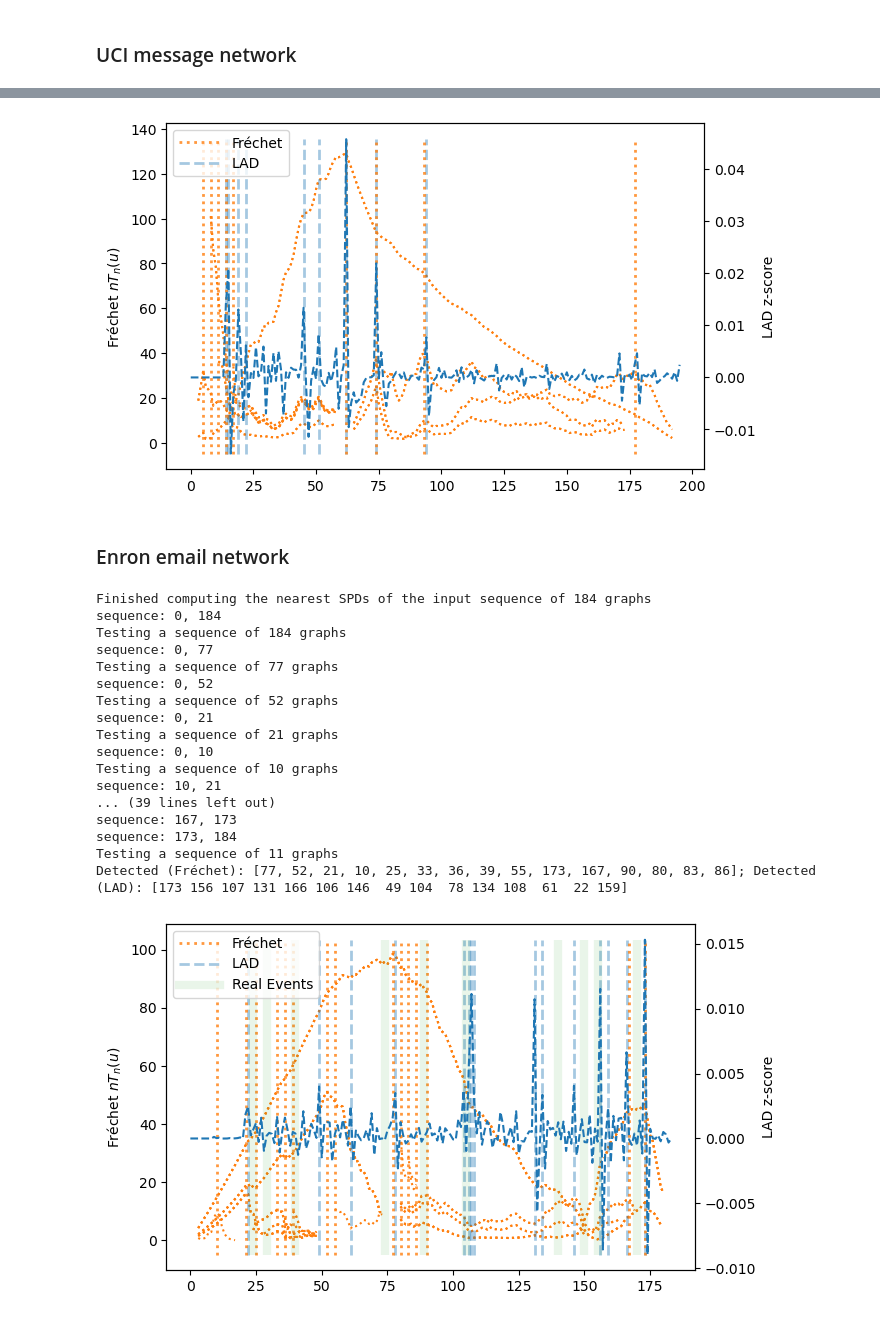
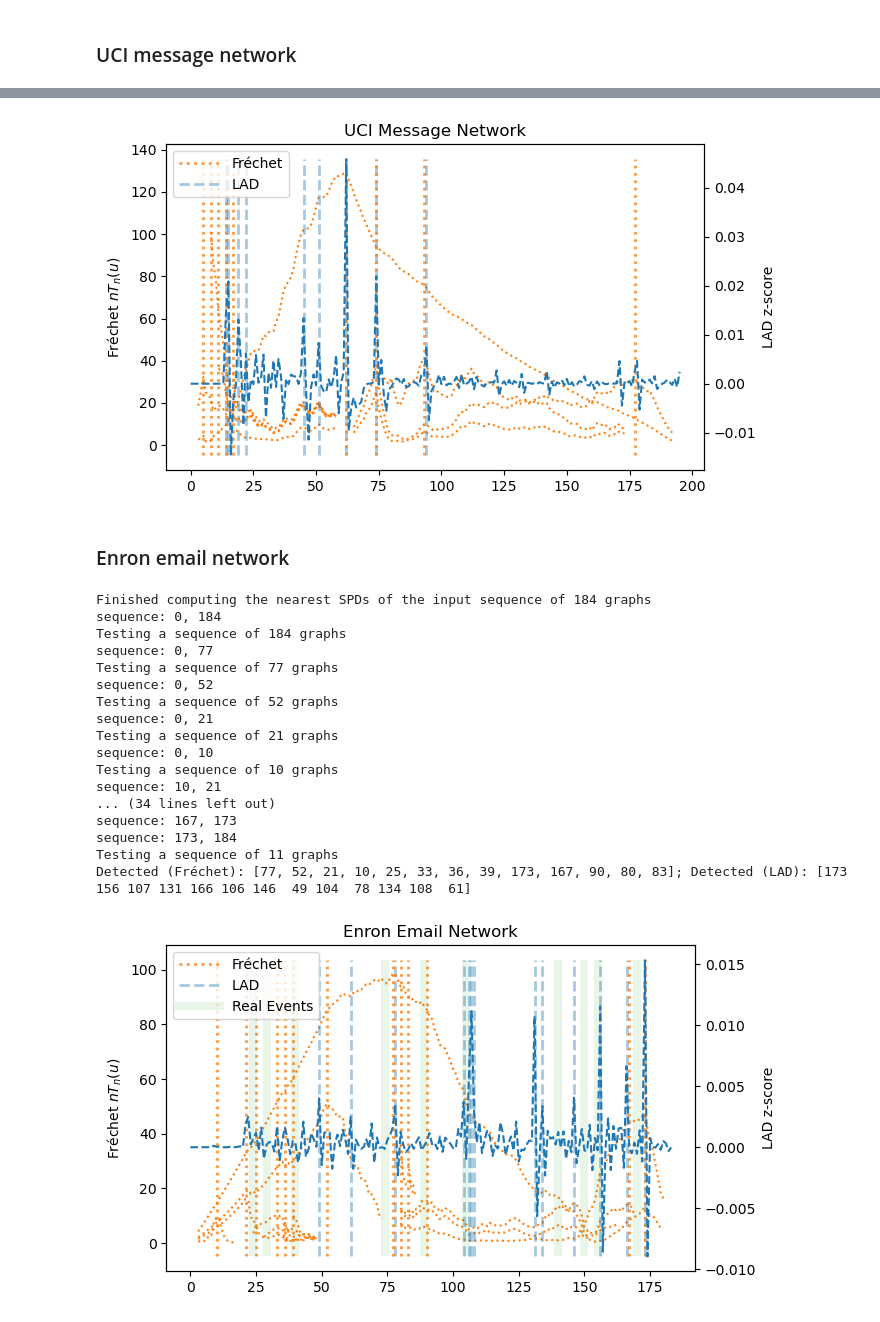
Before and after one commit to luo-lorry/Network-Change-Detection, a Jupyter notebook: Fréchet.ipynb, the cells around one changed output, grey strips where cells are left out. Saved outputs shown, nothing was run; the diff lists cells and outputs as text; code cells hidden in the pictures.

```diff
--- a/Fréchet.ipynb
+++ b/Fréchet.ipynb
@@ -10,7 +10,7 @@ import networkx as nx
 from scipy.linalg import logm, expm
 from scipy.sparse.linalg import eigsh, svds
 from pandas.plotting._matplotlib.style import get_standard_colors
-colors = get_standard_colors(num_colors=10)
+colors = get_standard_colors(num_colors=13)
 
 import warnings
 warnings.simplefilter(action='ignore', category=FutureWarning)
@@ -71,6 +71,6 @@ def generate_dynamic_SBM(T=100, cps=None, n=50, p11=0.25, p12=0.05, alpha=0, dir
 # %%
 class ChangePointDetector:
-    def __init__(self, G_list, test_stats=[], c=2, epsilon=1e-2, B=100, m=100, alpha=0.05):
+    def __init__(self, G_list, c=2, epsilon=1e-2, B=100, m=100, alpha=0.05):
         self.logG_seq = logG_sequence(G_list, epsilon=epsilon)
         print(f"Finished computing the nearest SPDs of the input sequence of {len(G_list)} graphs")
         self.c = c
@@ -79,7 +79,7 @@ class ChangePointDetector:
         self.m = m
         self.alpha = alpha
         self.cp_detected = []
-        self.test_stats = test_stats
+        self.test_stats = []
 
     def frechet_stats_test(self, logG_seq):
         T = logG_seq.shape[0]
@@ -87,8 +87,6 @@ class ChangePointDetector:
         print(f"Testing a sequence of {T} graphs")
 
         t1, t2 = since_until(T, self.c)
-#         padding_before = np.zeros(t1, dtype=np.float64)
-#         padding_after = np.zeros(T-t2, dtype=np.float64)
 
         test_stats_seq, since = test_statistics_online_two_pass(logG_seq, self.c)
         reference_stats = np.zeros(self.B, dtype=float)
@@ -98,7 +96,7 @@ class ChangePointDetector:
         q_one_minus_alpha = reference_stats[-int(self.alpha*self.B)]
 
         if max(test_stats_seq) > q_one_minus_alpha:
-            return True, test_stats_seq.argmax() + since, (test_stats_seq, t1) #np.hstack((padding_before, test_stats_seq, padding_after))
+            return True, test_stats_seq.argmax() + since, (test_stats_seq, t1)
         else:
             return False, -1, -1
 
@@ -360,10 +432,11 @@ ax.legend(dummy_lines, ['Fréchet', 'LAD'], loc="upper left", handlelength=3)
 
 ax.set_ylabel('Fréchet ' + r"$nT_n(u)$")
 ax1.set_ylabel('LAD z-score')
+ax.set_title("UCI Message Network")
 plt.tight_layout()
-plt.savefig('figures/UCI.png', dpi=100)
+plt.savefig('figures/UCI.png', dpi=600)
 # %% [output]
-[figure, old version]
+[figure, new version]
 # %% [markdown]
 ### Enron email network
 # %%
@@ -386,37 +459,38 @@ Testing a sequence of 21 graphs
 sequence: 0, 10
 Testing a sequence of 10 graphs
 sequence: 10, 21
-... (39 lines left out)
+... (34 lines left out)
 sequence: 167, 173
 sequence: 173, 184
 Testing a sequence of 11 graphs
-Detected (Fréchet): [77, 52, 21, 10, 25, 33, 36, 39, 55, 173, 167, 90, 80, 83, 86]; Detected (LAD): [173 156 107 131 166 106 146  49 104  78 134 108  61  22 159]
+Detected (Fréchet): [77, 52, 21, 10, 25, 33, 36, 39, 173, 167, 90, 80, 83]; Detected (LAD): [173 156 107 131 166 106 146  49 104  78 134 108  61]
 # %%
 cps_true_Enron = [24, 29, 40, 74, 89, 105, 140, 150, 155, 170]
 fig, ax = plt.subplots(figsize=(7, 4))
 ax1 = ax.twinx()
 ax1.plot(LAD_list_Enron, color=colors[0], ls="--", label='LAD') #marker='o', markevery=5
 
 for i, test_stats in enumerate(Enron_cp.test_stats):
     seq, since, until = test_stats
     ax.plot(np.arange(since, until), seq, ls=":", color=colors[1], label='Fréchet') #marker='*', markevery=5,
 
 ymin, ymax = ax.get_ylim()
 for changepoint in cps_LAD_Enron:
     ax.vlines(x=changepoint, ymin=ymin, ymax=ymax, color=colors[0], ls="--", lw=2, alpha=0.4)
 for changepoint in Enron_cp.cp_detected:
     ax.vlines(x=changepoint, ymin=ymin, ymax=ymax, color=colors[1], ls=":", lw=2, alpha=0.8)
 for changepoint in cps_true_Enron:
     ax.vlines(x=changepoint, ymin=ymin, ymax=ymax, color=colors[-1], ls='-', lw=6, alpha=0.1)
 
 # ax.legend(lines, labels, loc="upper left")
 dummy_lines = [ax.plot([], color=c, ls=l, lw=w, alpha=a)[0] for c, l, w, a in zip([colors[1], colors[0], colors[-1]],
                                                                      [':', '--', '-'], [2, 2, 6], [0.8, 0.4, 0.1])]
 ax.legend(dummy_lines, ['Fréchet', 'LAD', 'Real Events'], loc="upper left", handlelength=3)
 
 ax.set_ylabel('Fréchet ' + r"$nT_n(u)$")
 ax1.set_ylabel('LAD z-score')
+ax.set_title("Enron Email Network")
 plt.tight_layout()
-plt.savefig('figures/enron.png', dpi=100)
+plt.savefig('figures/enron.png', dpi=600)
 # %% [output]
-[figure, old version]
+[figure, new version]
```
Also changed, not shown: parts of 10 cells of this notebook.
